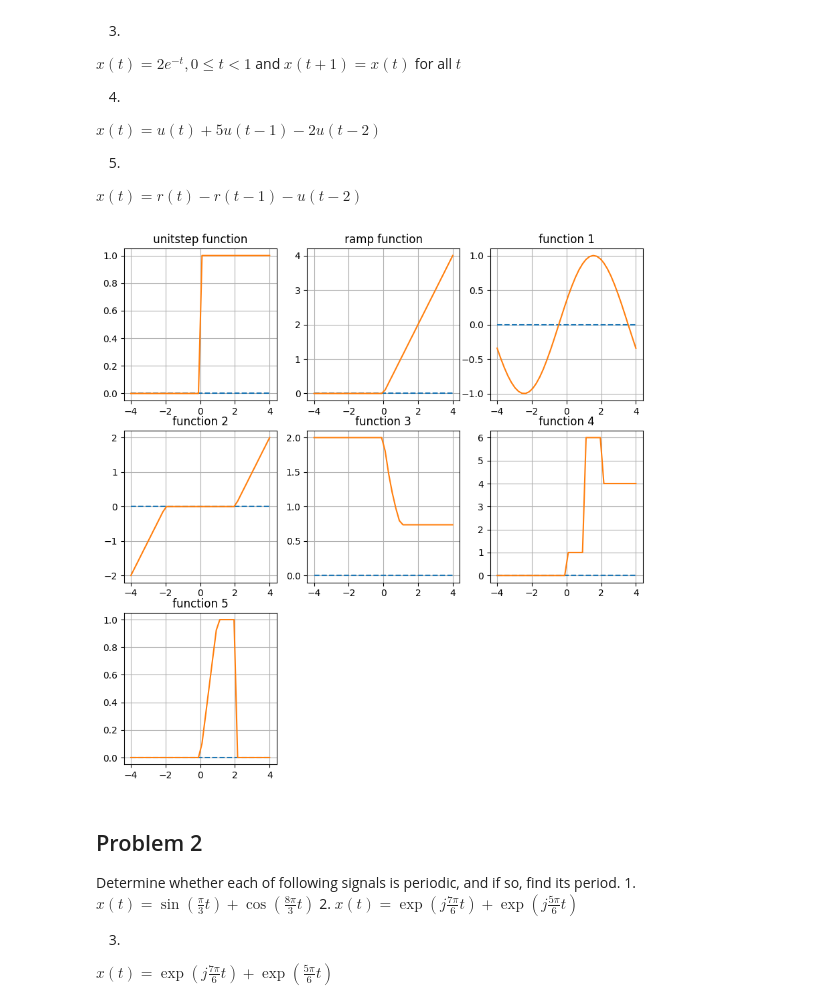
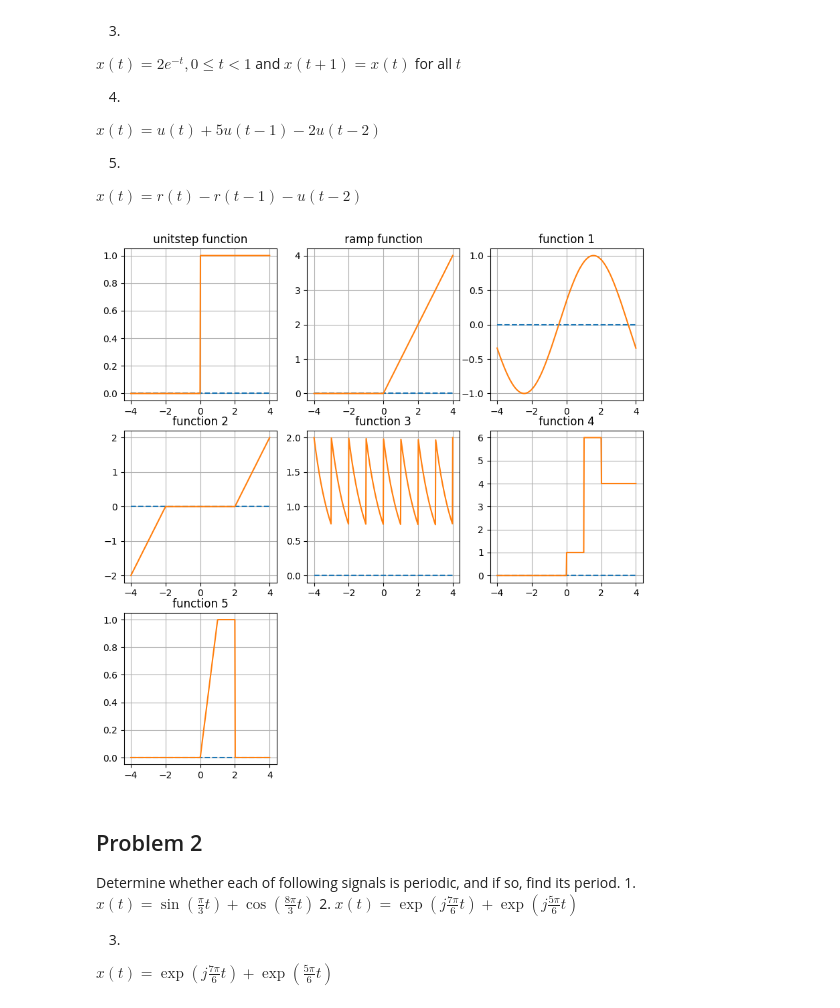
Before and after one commit to jirayuwat12/2110203-COM-ENG-MATH-II, a Jupyter notebook: Assignment_1/Com_Eng_Math_2_1_2023_Assignment_1.ipynb, the cells around one changed output. Drawn from its saved outputs; the diff is of its cells as text; code cells hidden in the pictures.

```diff
--- a/Assignment_1/Com_Eng_Math_2_1_2023_Assignment_1.ipynb
+++ b/Assignment_1/Com_Eng_Math_2_1_2023_Assignment_1.ipynb
@@ -54,10 +54,12 @@ def x_2(t):
 
 def x_3(t):
     ''' function 3 '''
-    t = min(t, 1)
-    t = max(t, 0)
-    return 2*np.e**(-t)
-
+    if 0 <= t < 1:
+        return 2*np.e**(-t)
+    elif t >= 1:
+        return x_3(t-1)
+    else:
+        return x_3(t+1)
 
 def x_4(t):
     ''' function 4 '''
@@ -88,22 +90,22 @@ def display(function,
 # %%
 functions = [u, r, x_1, x_2, x_3, x_4, x_5]
 num_f = len(functions)
 subplot = (int(np.sqrt(num_f))+1, int(np.sqrt(num_f))+1)
 
 plt.figure(figsize=(10, 10))
 
 for i, function in enumerate(functions):
     i += 1
     display(function=function,
-            dpo=5,
+            dpo=50,
             minx=-4,
             maxx=4,
             subsplot=subplot,
             index=i)
 
 plt.savefig('Problem 1.png')
 # %% [output]
-[figure, old version]
+[figure, new version]
 # %% [markdown]
 ## Problem 2
 Determine whether each of following signals is periodic, and if so, find its period.
```
Also changed, not shown: parts of 3 cells of this notebook, 2 other files.
